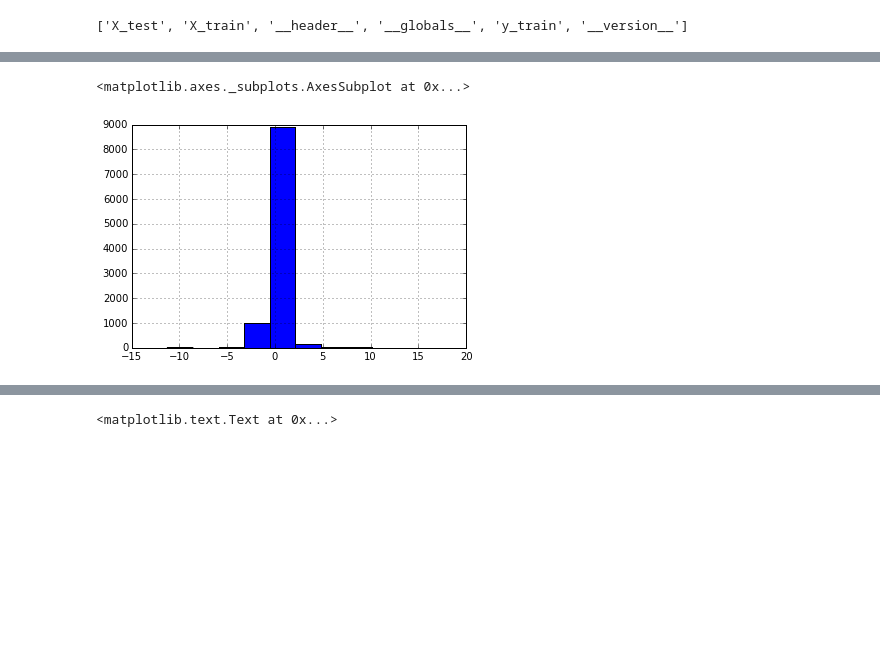
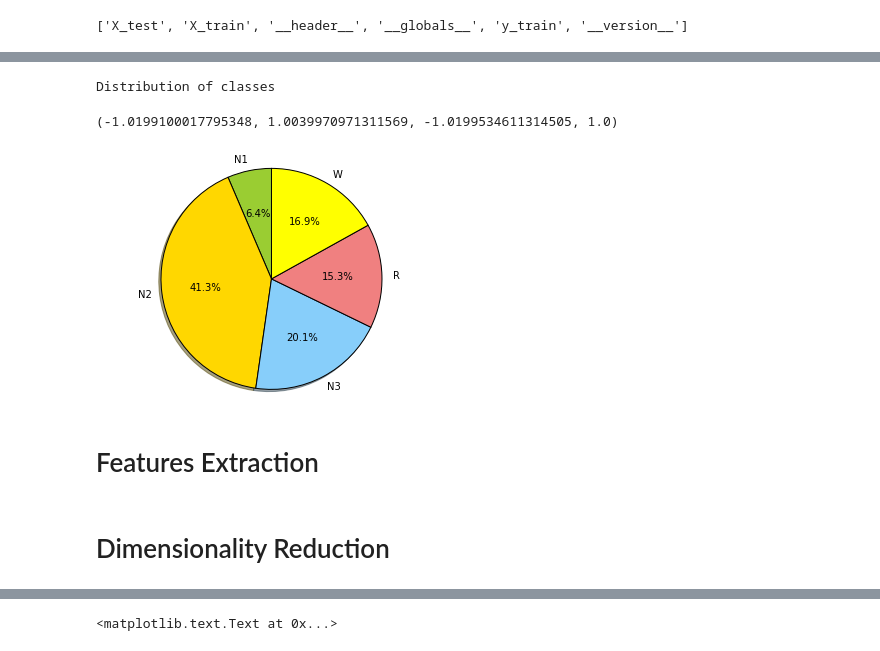
Before and after one commit to anthonyray/data-challenge, a Jupyter notebook: data_exploration/Data Exploration.ipynb, the cells around one changed output, grey strips where cells are left out. Drawn from its saved outputs; the diff is of its cells as text; code cells hidden in the pictures; blank space fills up the shorter version.

```diff
--- a/data_exploration/Data Exploration.ipynb
+++ b/data_exploration/Data Exploration.ipynb
@@ -53,3 +59,22 @@ dtype: int64
+# %%
+print "Distribution of classes"
+from scipy.stats import itemfreq
+pie_data = itemfreq(y)
+labels = pie_data[:,0]
+sizes = pie_data[:,1]
+colors = ['yellowgreen', 'gold', 'lightskyblue', 'lightcoral','yellow']
+explode = (0, 0, 0, 0) # only "explode" the 2nd slice (i.e. 'Hogs')
+
+plt.pie(sizes, labels=labels, colors=colors,
+        autopct='%1.1f%%', shadow=True, startangle=90)
+# Set aspect ratio to be equal so that pie is drawn as a circle.
+plt.axis('equal')
+# %% [output]
+Distribution of classes
+(-1.0199100017795348, 1.0039970971311569, -1.0199534611314505, 1.0)
+[figure, added]
+# %% [markdown]
+# Features Extraction
 # %%
 XX_train = np.c_[np.std(X_train, axis=1),
                  np.max(X_train,axis=1),
@@ -62,9 +92,0 @@ XX_test = np.c_[np.std(X_test, axis=1),
-# %%
-np.percentile(X_train,5,axis=1)
-import pandas
-
-test = pd.DataFrame(XX_train,columns=["median","std","max","min","skew"])
-test["median"].hist()
-# %% [output]
-<matplotlib.axes._subplots.AxesSubplot at 0x...>
-[figure, removed]
@@ -70,0 +112,2 @@ test["median"].hist()
+# %% [markdown]
+# Dimensionality Reduction
```
Also changed, not shown: parts of 19 cells of this notebook, 1 other file.
